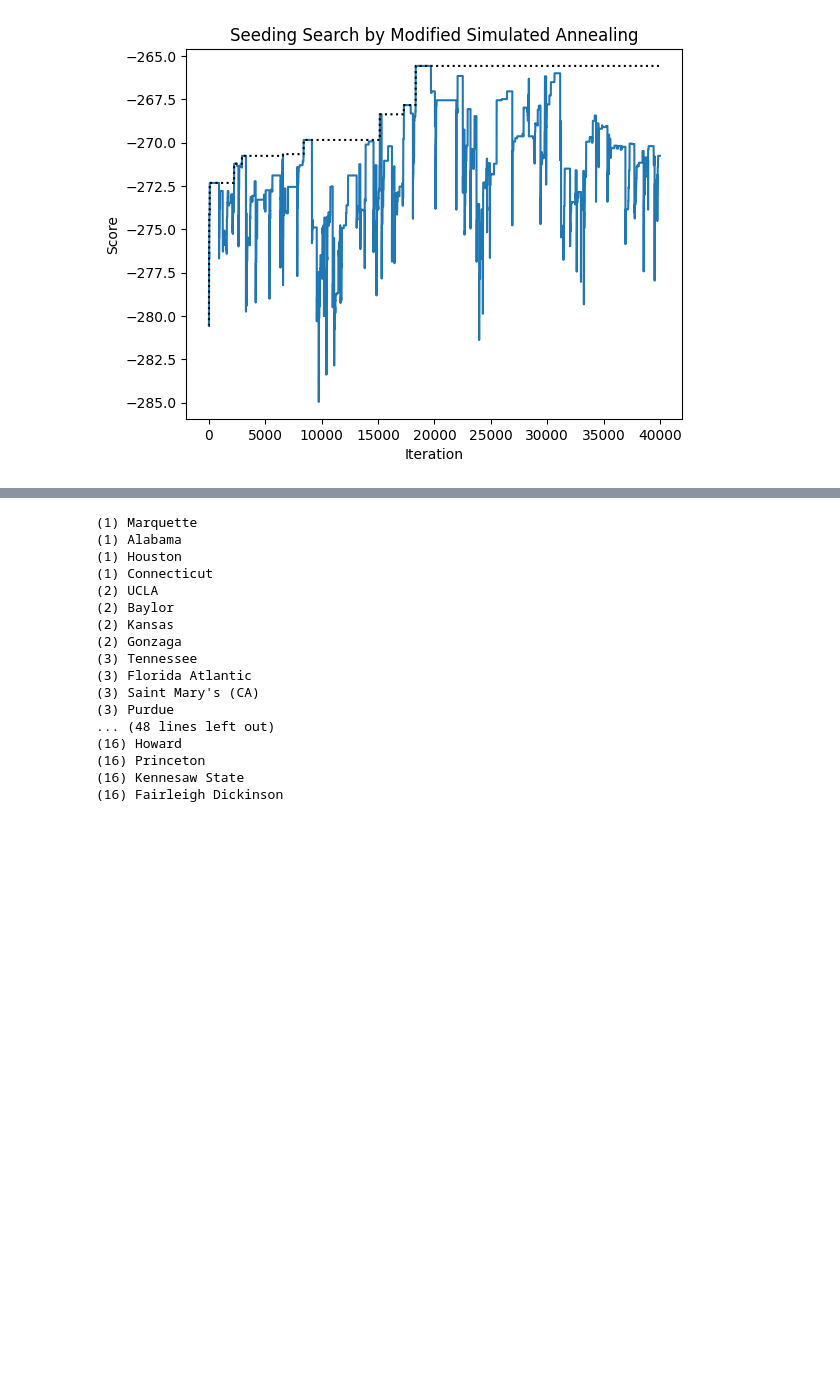
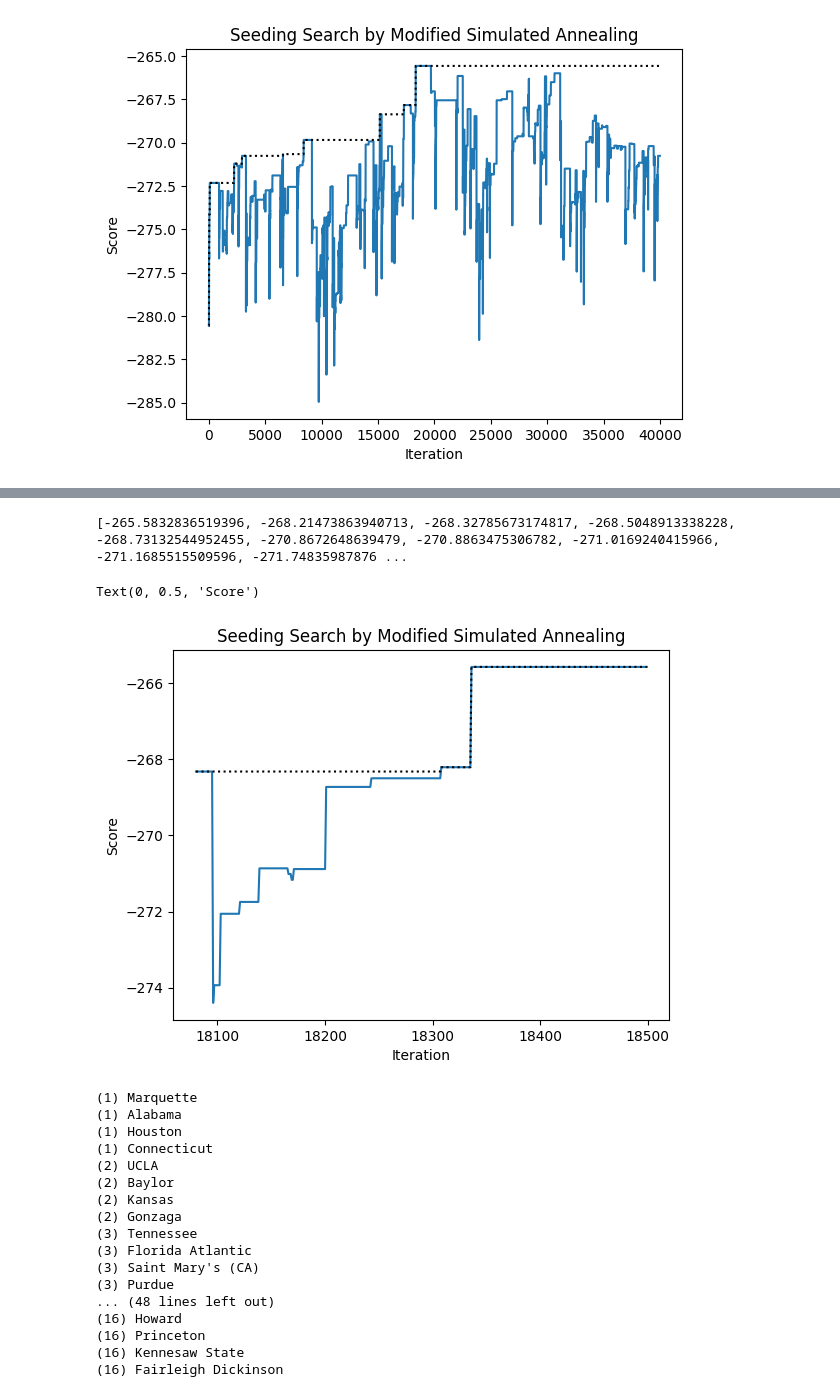
Before and after one commit to jhawgs/StochasticBaskets, a Jupyter notebook: naive_approaches.ipynb, the cells around one changed output, grey strips where cells are left out. Saved outputs shown, nothing was run; the diff lists cells and outputs as text; code cells hidden in the pictures; blank space fills up the shorter version.

```diff
--- a/naive_approaches.ipynb
+++ b/naive_approaches.ipynb
@@ -175,3 +319,25 @@ Text(0, 0.5, 'Score')
+# %%
+RANGE = (18080, 18500)
+with open("./seeding_optim_for_use.pkl", "rb") as doc:
+    _optimal_seed = pickle.load(doc)[RANGE[0]:RANGE[1]]
+optimal_seed = []
+scores = []
+for s in _optimal_seed:
+    if s._score not in scores and s._score is not None:
+        optimal_seed.append(s)
+        scores.append(s._score)
+print(sorted(scores, reverse=True))
+_s = [i._score for i in _optimal_seed if i._score is not None]
+plt.plot(range(*RANGE), _s)
+plt.plot(range(*RANGE), [np.max(_s[:i+1]) for i, _ in enumerate(_s)], c="black", linestyle="dotted")
+#plt.plot([np.mean(_s[:i+1]) for i, _ in enumerate(_s)], c="green", linestyle="dotted")
+plt.title("Seeding Search by Modified Simulated Annealing")
+plt.xlabel("Iteration")
+plt.ylabel("Score")
+# %% [output]
+[-265.5832836519396, -268.21473863940713, -268.32785673174817, -268.5048913338228, -268.73132544952455, -270.8672648639479, -270.8863475306782, -271.0169240415966, -271.1685515509596, -271.74835987876 ...
+Text(0, 0.5, 'Score')
+[figure, added]
 # %%
 optimal_seed.win_matrix = W
 print(optimal_seed)
```
Also changed, not shown: parts of 3 cells of this notebook.
